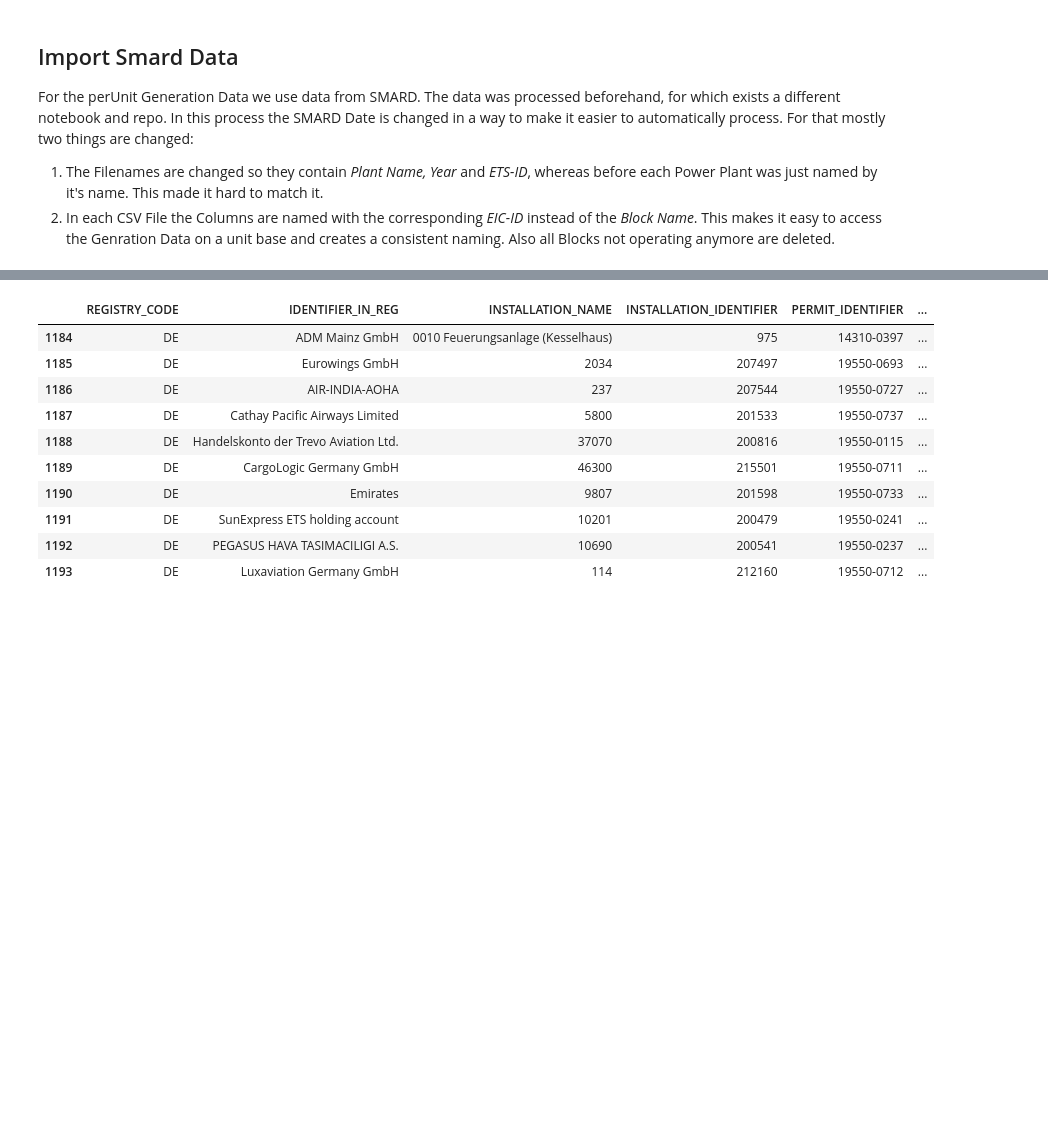
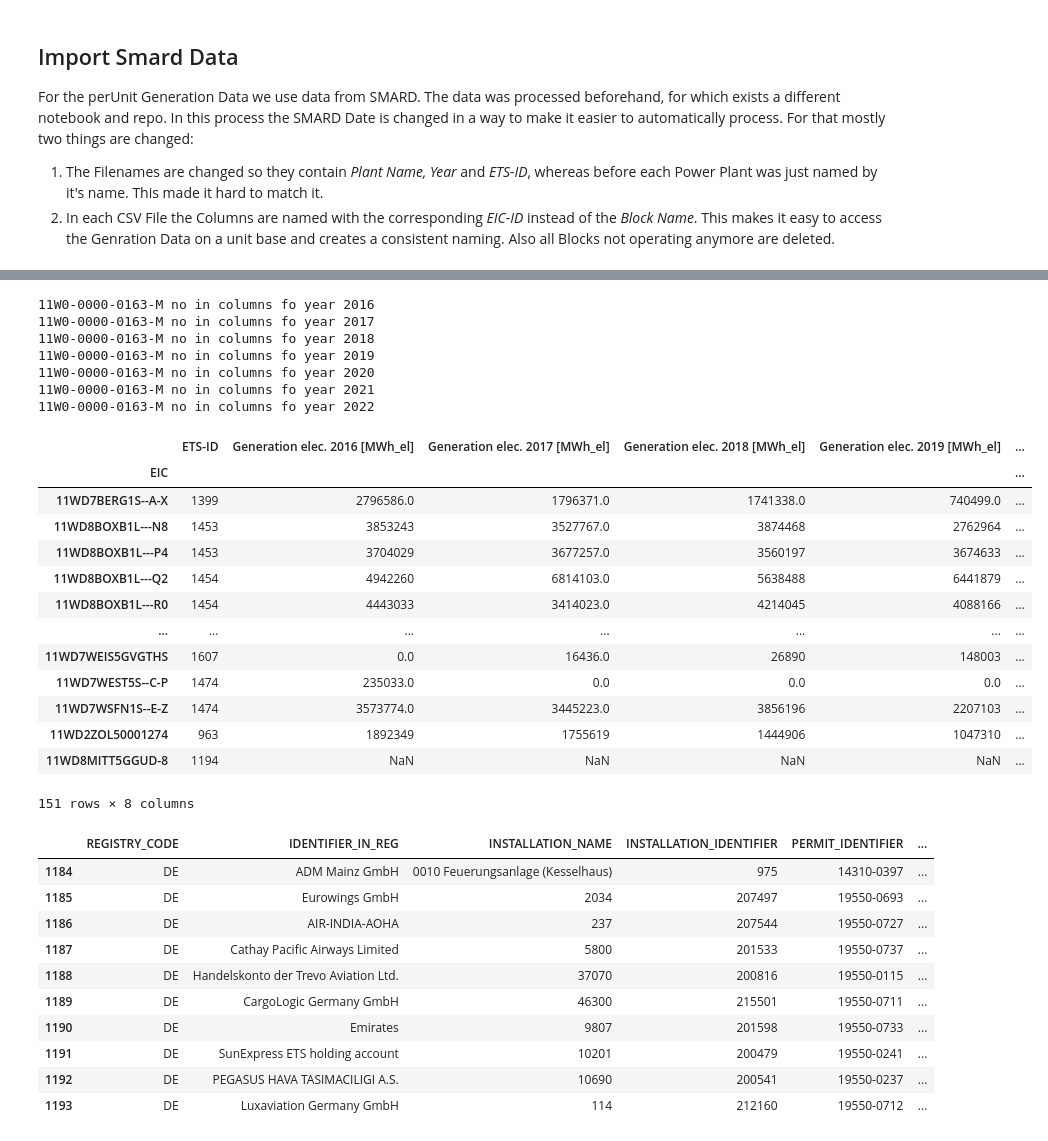
Before and after one commit to ykloos/calculate-emission-factors, a Jupyter notebook: main.ipynb, the cells around one changed output, grey strips where cells are left out. Drawn from its saved outputs; the diff is of its cells as text; code cells hidden in the pictures; blank space fills up the shorter version.

```diff
--- a/main.ipynb
+++ b/main.ipynb
@@ -253,3 +161,81 @@ See the caveats in the documentation: https://pandas.pydata.org/pandas-docs/stab
+# %%
+# IMPORTING THE GENERATION DATA FROM THE SMARD CSV FILES
+
+# The columns we add to smard_generation_data_df, for each year a Columns with the Generation per Year
+columns = ["EIC", "ETS-ID"] + [f'Generation elec. {y} [MWh_el]' for y in years]
+smard_generation_data_df = pd.DataFrame([], columns=columns)
+smard_generation_data_df["EIC"] = blocks["EIC"]
+smard_generation_data_df["ETS-ID"] = blocks["ETS-ID"]
+smard_generation_data_df = smard_generation_data_df.set_index("EIC")
+
+# Loop over the ETS-List and for each ETS-ID get the corresponding smard Data and calculate the yearly Generation Data
+for ets_id in ets_list:
+
+    # Get all Blocks belonging to one ETS-ID
+    blocks_eic_df = blocks[blocks["ETS-ID"] == ets_id]
+
+    # Get all Plant Names used in the smard dataset
+    plant_names = smard_files_df[smard_files_df["ets-id"] == str(ets_id)]["plant name"].unique()
+
+    # Check if DataFrame is emtpty
+    if len(blocks_eic_df) == 0:
+        continue
+
+    # Loop over years to get Generation Data for each year
+    for year in years:
+
+        # With the Plant/Filename get the csv path
+        # Check the length, as for some ets id there are multiple files
+        if len(plant_names) == 0:
+            continue
+        if len(plant_names) == 1:
+            # Get Filename
+            filenames = smard_files_df[(smard_files_df["year"] == str(year))  & (smard_files_df["ets-id"] == str(ets_id))]["filename"].values
+            filename = filenames[0]
+
+            # Load CSV Data
+            smard_data_df = pd.read_csv(f"{smard_folder}/{filename}", delimiter=",")
+
+            # Load generation data
+            smard_generation_data_df = load_gen_data(smard_generation_data_df, smard_data_df, blocks_eic_df, year)
+        if len(plant_names) == 2:
+            # Iterate over all different csv files
+            for plant_name in plant_names:
+
+                blocks_plant_name = blocks_eic_df[blocks_eic_df["Plant Name Smard"] == plant_name]
+                # Get Filename
+                filename = smard_files_df[(smard_files_df["plant name"] == plant_name) & (smard_files_df["year"] == str(year))  & (smard_files_df["ets-id"] == str(ets_id))]["filename"].values
+                filename = filename[0]
+
+                # Load CSV Data
+                smard_data_df = pd.read_csv(f"{smard_folder}/{filename}", delimiter=",")
+
+                # Load generation data
+                smard_generation_data_df = load_gen_data(smard_generation_data_df, smard_data_df, blocks_plant_name, year)
+
+smard_generation_data_df
+# %% [output]
+11W0-0000-0163-M no in columns fo year 2016
+11W0-0000-0163-M no in columns fo year 2017
+11W0-0000-0163-M no in columns fo year 2018
+11W0-0000-0163-M no in columns fo year 2019
+11W0-0000-0163-M no in columns fo year 2020
+11W0-0000-0163-M no in columns fo year 2021
+11W0-0000-0163-M no in columns fo year 2022
+|  | ETS-ID | Generation elec. 2016 [MWh_el] | Generation elec. 2017 [MWh_el] | Generation elec. 2018 [MWh_el] | Generation elec. 2019 [MWh_el] | ... |
+| EIC |  |  |  |  |  | ... |
+| 11WD7BERG1S--A-X | 1399 | 2796586.0 | 1796371.0 | 1741338.0 | 740499.0 | ... |
+| 11WD8BOXB1L---N8 | 1453 | 3853243 | 3527767.0 | 3874468 | 2762964 | ... |
+| 11WD8BOXB1L---P4 | 1453 | 3704029 | 3677257.0 | 3560197 | 3674633 | ... |
+| 11WD8BOXB1L---Q2 | 1454 | 4942260 | 6814103.0 | 5638488 | 6441879 | ... |
+| 11WD8BOXB1L---R0 | 1454 | 4443033 | 3414023.0 | 4214045 | 4088166 | ... |
+| ... | ... | ... | ... | ... | ... | ... |
+| 11WD7WEIS5GVGTHS | 1607 | 0.0 | 16436.0 | 26890 | 148003 | ... |
+| 11WD7WEST5S--C-P | 1474 | 235033.0 | 0.0 | 0.0 | 0.0 | ... |
+| 11WD7WSFN1S--E-Z | 1474 | 3573774.0 | 3445223.0 | 3856196 | 2207103 | ... |
+| 11WD2ZOL50001274 | 963 | 1892349 | 1755619 | 1444906 | 1047310 | ... |
+| 11WD8MITT5GGUD-8 | 1194 | NaN | NaN | NaN | NaN | ... |
+151 rows × 8 columns
 # %%
 # IMPORT OF EMISSIONS AND ALLOCATION DATA
 
```
Also changed, not shown: parts of 17 cells of this notebook, 8 other files.
